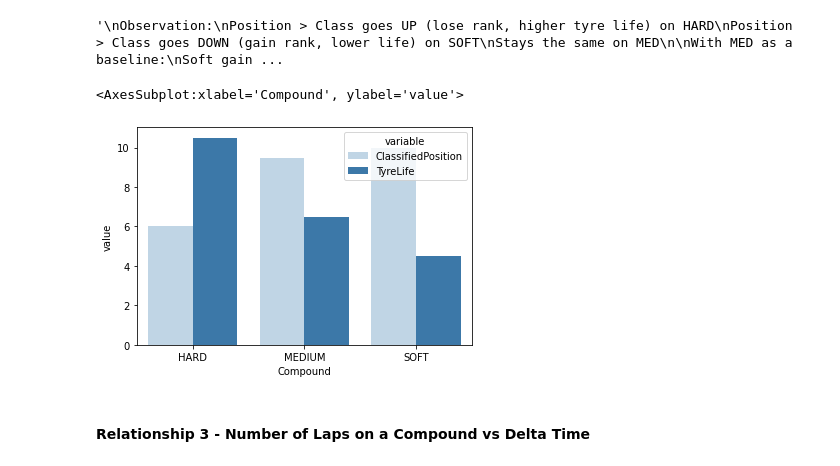
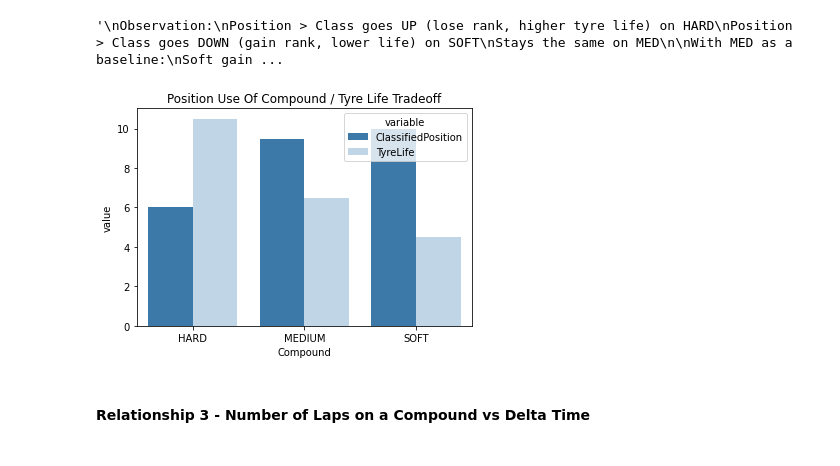
Before and after one commit to MyNameIsCalvinDavis/Data-Science, a Jupyter notebook: F1/F1.ipynb, the cells around one changed output. Cells and saved outputs as stored; diff of their text form; code cells hidden in the pictures.

```diff
--- a/F1/F1.ipynb
+++ b/F1/F1.ipynb
@@ -844,0 +925,14 @@ Per Race:
+# %%
+# Stolen from https://stackoverflow.com/questions/36271302/changing-color-scale-in-seaborn-bar-plot
+def colors_from_values(values, palette_name):
+    # normalize the values to range [0, 1]
+    normalized = (values - min(values)) / (max(values) - min(values))
+    # convert to indices
+    indices = np.round(normalized * (len(values) - 1)).astype(np.int32)
+    # use the indices to get the colors
+    palette = sns.color_palette(palette_name, len(values))
+    return np.array(palette).take(indices, axis=0)
+
+
+g = sns.barplot(data=lapsgg, x="Compound", y="value", hue="variable", palette=colors_from_values(lapsgg["value"], "Blues_r"))
+g.set_title("Driver Position's Use Of Compound / Tyre Life Tradeoff");
@@ -1410,19 +1685,19 @@ Hard loses ~2.3 positions, gains 6 laps of tyre life
 # %%
 # Stolen from https://stackoverflow.com/questions/36271302/changing-color-scale-in-seaborn-bar-plot
 def colors_from_values(values, palette_name):
     # normalize the values to range [0, 1]
     normalized = (values - min(values)) / (max(values) - min(values))
     # convert to indices
     indices = np.round(normalized * (len(values) - 1)).astype(np.int32)
     # use the indices to get the colors
     palette = sns.color_palette(palette_name, len(values))
     return np.array(palette).take(indices, axis=0)
 
 
-sns.barplot(data=lapsgg, x="Compound", y="value", hue="variable", palette=colors_from_values(lapsgg["value"], "Blues"))
+g = sns.barplot(data=lapsgg, x="Compound", y="value", hue="variable", palette=colors_from_values(lapsgg["value"], "Blues_r"))
+g.set_title("Position Use Of Compound / Tyre Life Tradeoff");
 # %% [output]
-<AxesSubplot:xlabel='Compound', ylabel='value'>
-[figure, old version]
+[figure, new version]
 # %% [markdown]
 #### Relationship 3 - Number of Laps on a Compound vs Delta Time
 # %% [markdown]
```
Also changed, not shown: parts of 45 cells of this notebook.
